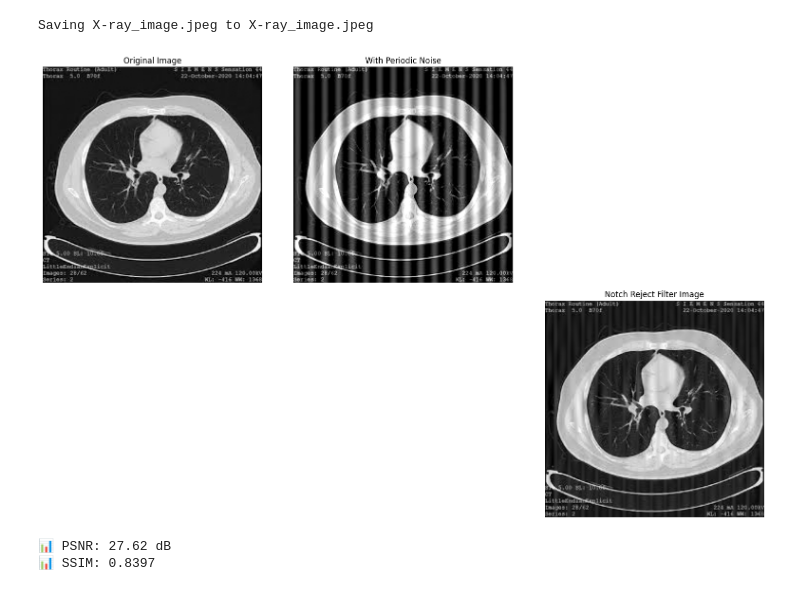
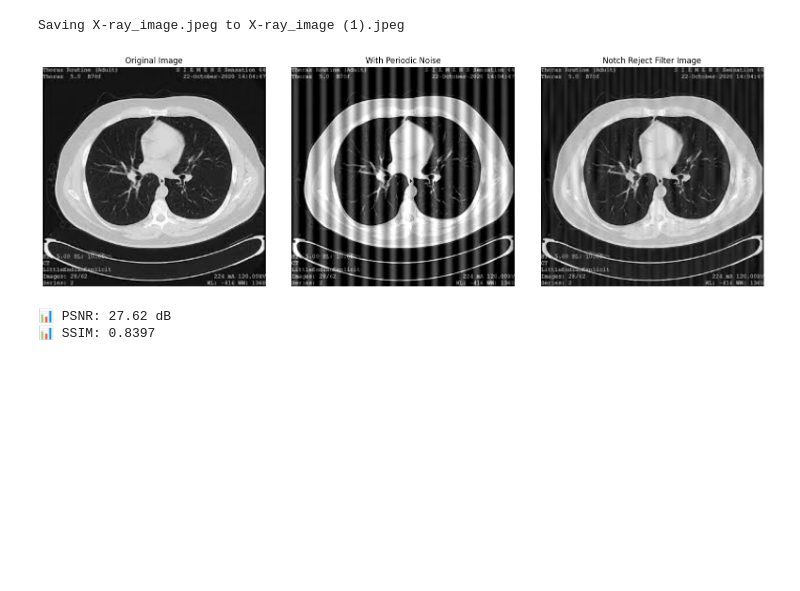
Before and after one commit to Pranaam19/Image_Removal_Restoration, a Jupyter notebook: Noise_removal.ipynb, the cells around one changed output. Drawn from its saved outputs; the diff is of its cells as text; code cells hidden in the pictures; blank space fills up the shorter version.

Commit message:
chnaged plot coordinates

```diff
--- a/Noise_removal.ipynb
+++ b/Noise_removal.ipynb
@@ -50,35 +50,35 @@ mask = notch_reject_filter(image.shape, notch_centers, radius=5)
 fshift_filtered = fshift * mask
 f_ishift = np.fft.ifftshift(fshift_filtered)
 img_back = np.fft.ifft2(f_ishift)
 filtered_image = np.abs(img_back)
 filtered_image = np.clip(filtered_image, 0, 255).astype(np.uint8)
 psnr_value = psnr(image, filtered_image)
 ssim_value = ssim(image, filtered_image)
 plt.figure(figsize=(16, 10))
 
 plt.subplot(2, 3, 1)
 plt.imshow(image, cmap='gray')
 plt.title("Original Image")
 plt.axis('off')
 
 plt.subplot(2, 3, 2)
 plt.imshow(noisy_image, cmap='gray')
 plt.title("With Periodic Noise")
 plt.axis('off')
 
-plt.subplot(2, 3, 6)
+plt.subplot(2, 3, 3)
 plt.imshow(filtered_image, cmap='gray')
 plt.title("Notch Reject Filter Image")
 plt.axis('off')
 
 plt.tight_layout()
 plt.show()
 
 print(f"📊 PSNR: {psnr_value:.2f} dB")
 print(f"📊 SSIM: {ssim_value:.4f}")
 # %% [output]
 [interactive output not drawn]
-Saving X-ray_image.jpeg to X-ray_image.jpeg
+Saving X-ray_image.jpeg to X-ray_image (1).jpeg
-[figure, old version]
+[figure, new version]
 📊 PSNR: 27.62 dB
 📊 SSIM: 0.8397
```
